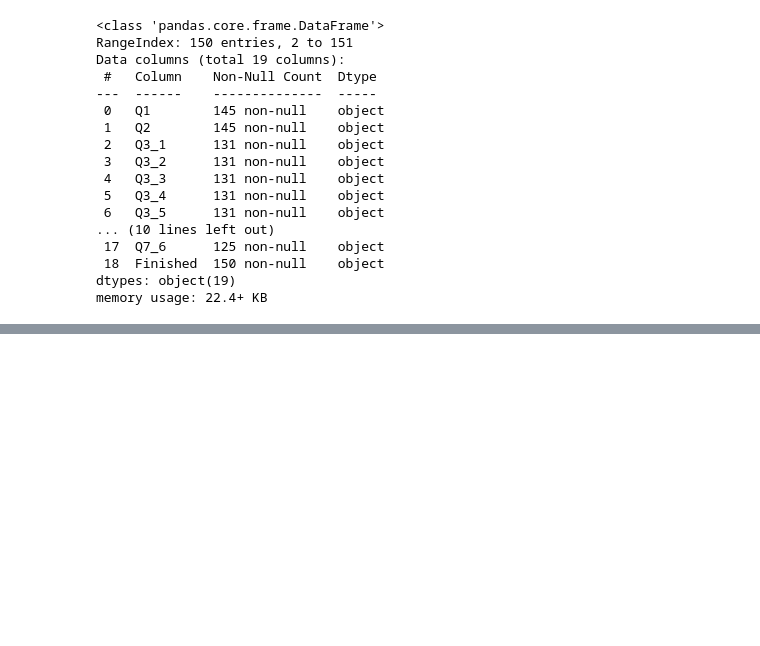
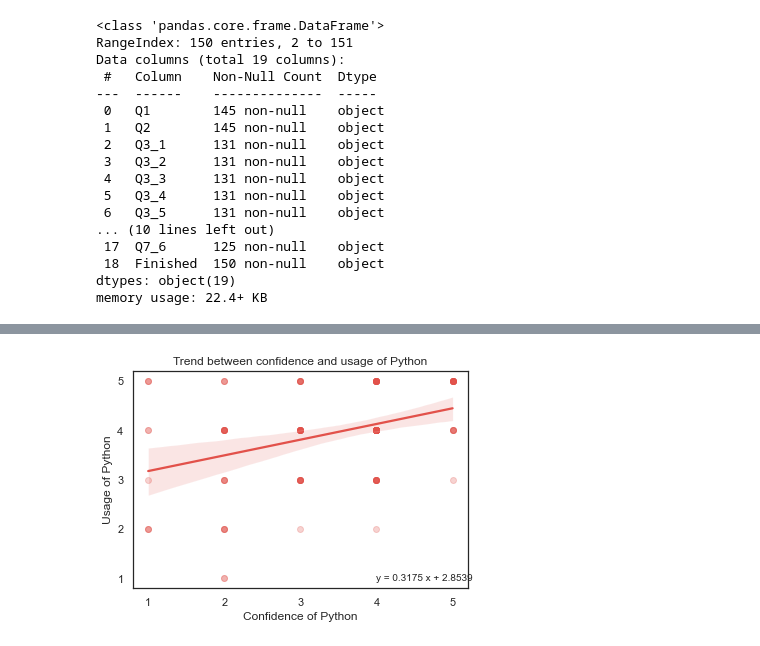
Before and after one commit to natskiu/Python-Educational-Project, a Jupyter notebook: general_analysis.ipynb, the cells around one changed output, grey strips where cells are left out. Drawn from its saved outputs; the diff is of its cells as text; code cells hidden in the pictures; blank space fills up the shorter version.

```diff
--- a/general_analysis.ipynb
+++ b/general_analysis.ipynb
@@ -35,3 +36,9 @@ Data columns (total 19 columns):
  18  Finished  150 non-null    object
 dtypes: object(19)
 memory usage: 22.4+ KB
+# %%
+confidence = useful_data_all['Q3_1']
+usage = useful_data_all['Q4']
+new_df = pd.concat([confidence, usage], axis=1)
+new_df = new_df.dropna()
+new_df = new_df.astype(int)
@@ -37,0 +54,21 @@ memory usage: 22.4+ KB
+# %%
+sns.set_theme(style="white",
+              palette="Spectral",
+              rc={'figure.figsize':(8,6)})
+
+g_corr = sns.regplot(data=new_df
+                ,x='Q3_1'
+                ,y='Q4'
+                ,fit_reg = True
+                ,scatter_kws = {'alpha' : 1/4}
+                )
+
+g_corr.set(xlabel="Confidence of Python"
+               ,ylabel="Usage of Python"
+               ,yticks=[1,2,3,4,5]
+               ,xticks=[1,2,3,4,5]
+               ,title="Trend between confidence and usage of Python")
+plt.text(4, 1, 'y = 0.3175 x + 2.8539', ha='left', va='center')
+plt.show()
+# %% [output]
+[figure, added]
```
Also changed, not shown: parts of 10 cells of this notebook, 1 other file.
